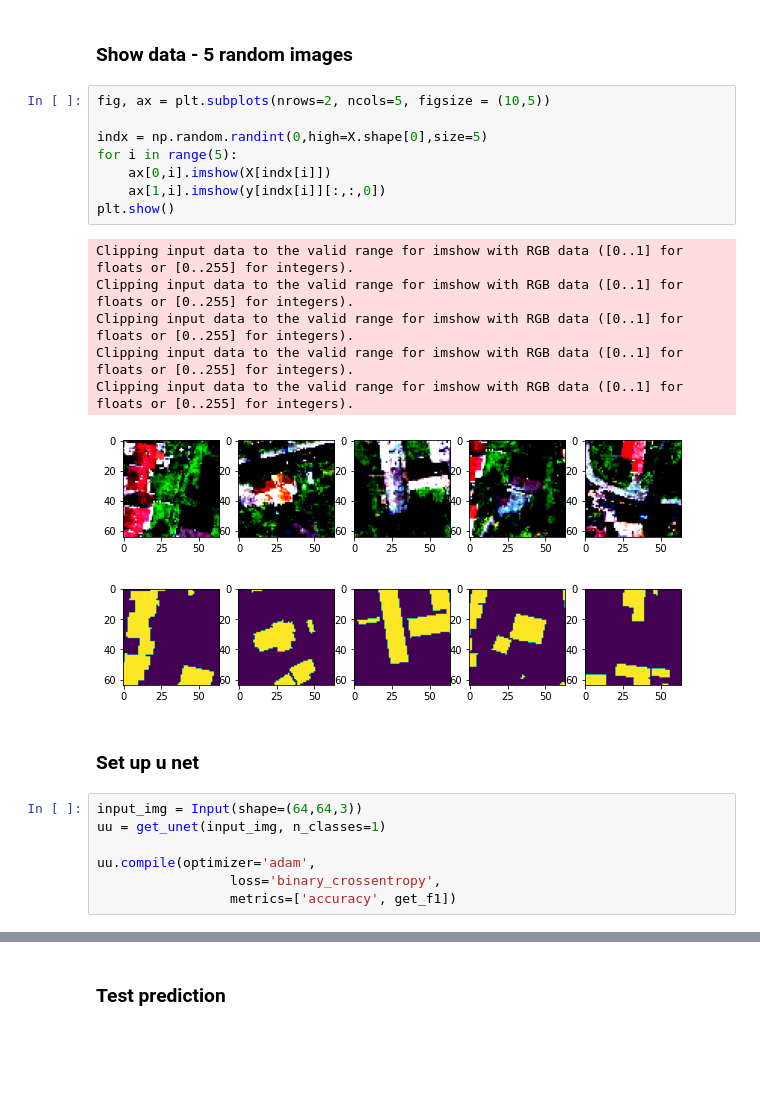
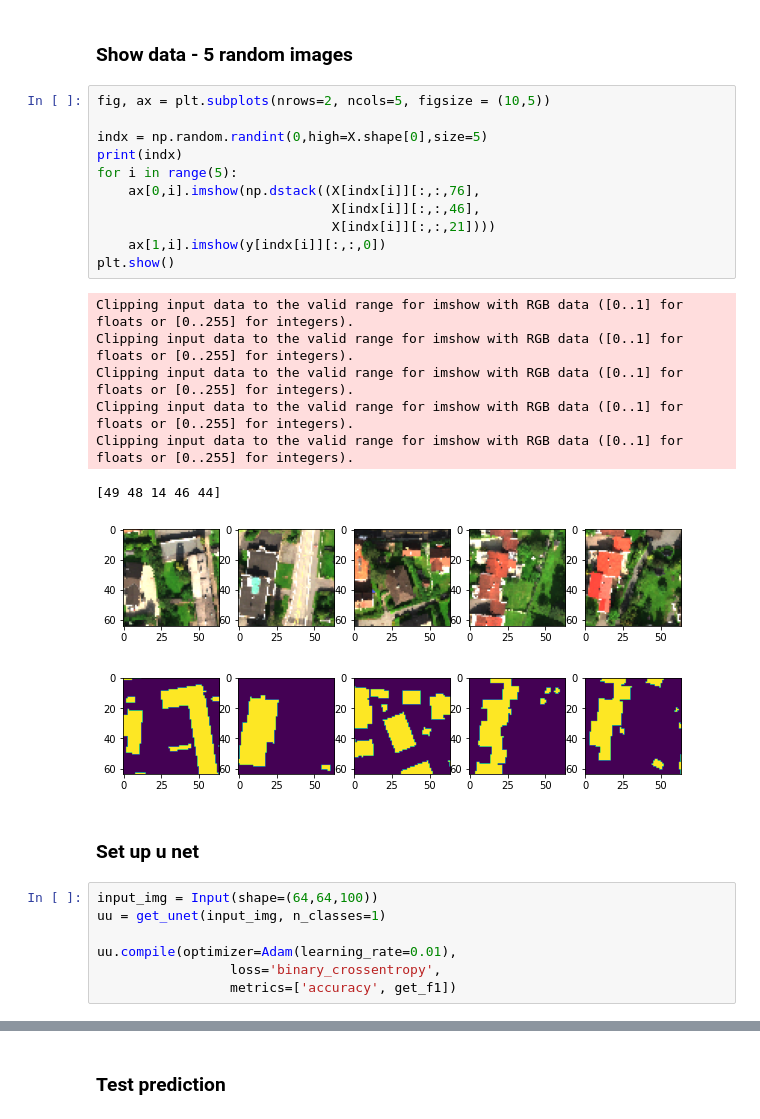
Before and after one commit to stianteien/M_DV_V2022, a Jupyter notebook: roofs_w_unet/roof_u-net.ipynb, the cells around one changed output, grey strips where cells are left out. Cells and saved outputs as stored; diff of their text form; blank space fills up the shorter version.

```diff
--- a/roofs_w_unet/roof_u-net.ipynb
+++ b/roofs_w_unet/roof_u-net.ipynb
@@ -123,25 +124,29 @@ def get_f1(y_true, y_pred): #taken from old keras source code
 # %%
 fig, ax = plt.subplots(nrows=2, ncols=5, figsize = (10,5))
 
 indx = np.random.randint(0,high=X.shape[0],size=5)
+print(indx)
 for i in range(5):
-    ax[0,i].imshow(X[indx[i]])
+    ax[0,i].imshow(np.dstack((X[indx[i]][:,:,76],
+                              X[indx[i]][:,:,46],
+                              X[indx[i]][:,:,21])))
     ax[1,i].imshow(y[indx[i]][:,:,0])
 plt.show()
 # %% [output]
 Clipping input data to the valid range for imshow with RGB data ([0..1] for floats or [0..255] for integers).
 Clipping input data to the valid range for imshow with RGB data ([0..1] for floats or [0..255] for integers).
 Clipping input data to the valid range for imshow with RGB data ([0..1] for floats or [0..255] for integers).
 Clipping input data to the valid range for imshow with RGB data ([0..1] for floats or [0..255] for integers).
 Clipping input data to the valid range for imshow with RGB data ([0..1] for floats or [0..255] for integers).
+[49 48 14 46 44]
-[figure, old version]
+[figure, new version]
 # %% [markdown]
 ### Set up u net
 # %%
-input_img = Input(shape=(64,64,3))
+input_img = Input(shape=(64,64,100))
 uu = get_unet(input_img, n_classes=1)
 
-uu.compile(optimizer='adam',
+uu.compile(optimizer=Adam(learning_rate=0.01),
                  loss='binary_crossentropy',
                  metrics=['accuracy', get_f1])
 # %%
```
Also changed, not shown: parts of 7 cells of this notebook.
